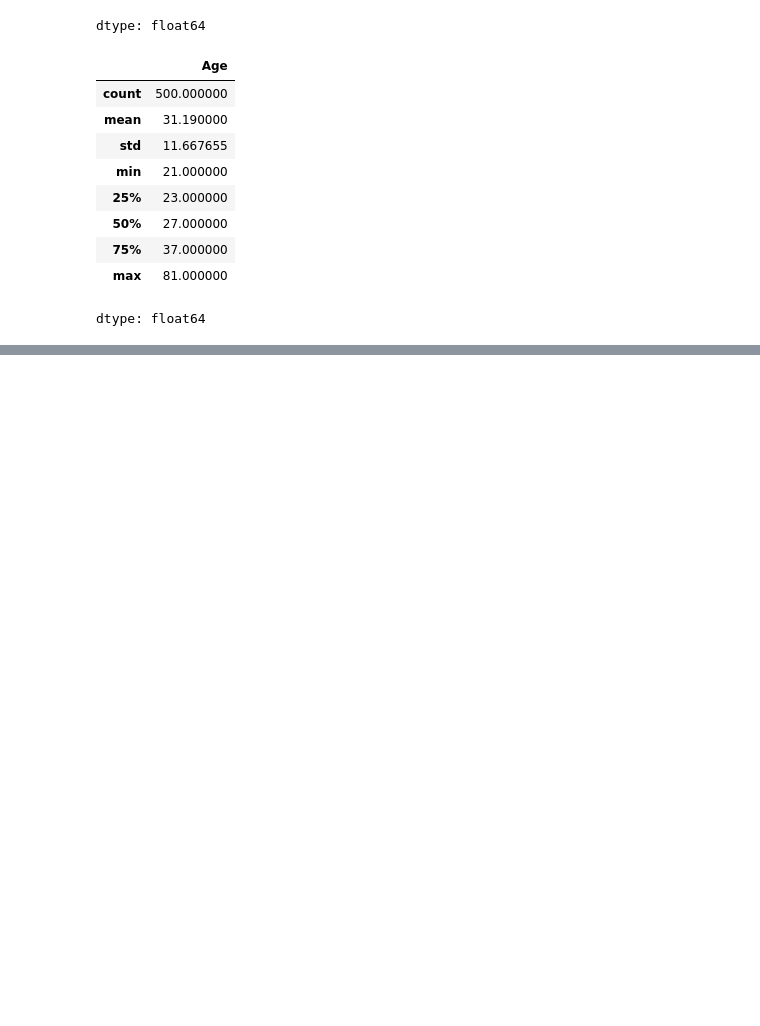
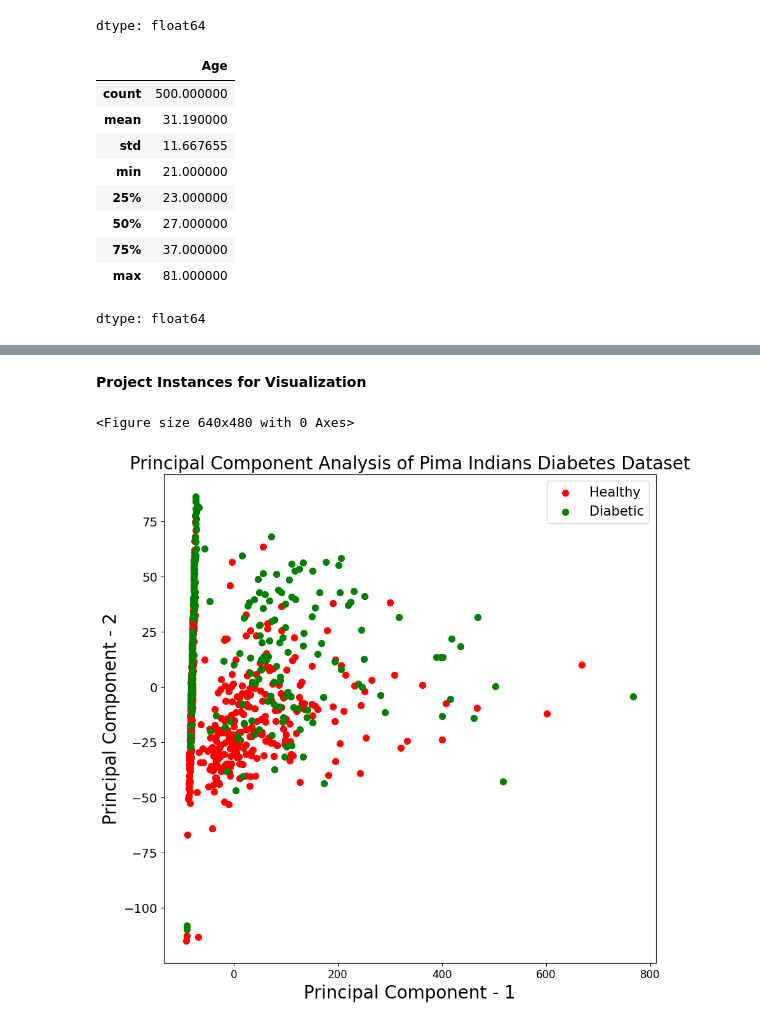
Before and after one commit to rhiats/pimaSpec, a Jupyter notebook: pima.ipynb, the cells around one changed output, grey strips where cells are left out. Saved outputs shown, nothing was run; the diff lists cells and outputs as text; code cells hidden in the pictures; blank space fills up the shorter version.

Commit message:
EDA on dataset

```diff
--- a/pima.ipynb
+++ b/pima.ipynb
@@ -226,0 +303,5 @@ dtype: float64
+# %%
+pca = PCA(n_components=2)
+X=df.to_numpy()
+X=X[:,1:-1]
+X = pca.fit_transform(X)
@@ -226,0 +325,25 @@ dtype: float64
+# %% [markdown]
+**Project Instances for Visualization**
+# %%
+principalComponents_arr = pca.fit_transform(X)
+principalComponents_df= pd.DataFrame(principalComponents_arr, columns = ['PC1','PC2'])
+# %%
+plt.figure()
+plt.figure(figsize=(10,10))
+plt.xticks(fontsize=12)
+plt.yticks(fontsize=14)
+plt.xlabel('Principal Component - 1',fontsize=20)
+plt.ylabel('Principal Component - 2',fontsize=20)
+plt.title("Principal Component Analysis of Pima Indians Diabetes Dataset",fontsize=20)
+targets = ['Healthy', 'Diabetic']
+colors = ['r', 'g']
+for target, color in zip(targets,colors):
+    df_target=df[df['Outcome'] == target]
+    indicesToKeep=df_target.index
+    plt.scatter(principalComponents_df.loc[indicesToKeep, 'PC1'] , principalComponents_df.loc[indicesToKeep, 'PC2'], c = color, s = 50)
+
+plt.legend(targets,prop={'size': 15})
+plt.savefig("/content/drive/MyDrive/assignments/Spring24/Spec Project/output/pca.png")
+# %% [output]
+<Figure size 640x480 with 0 Axes>
+[figure, added]
```
Also changed, not shown: parts of 17 cells of this notebook.
